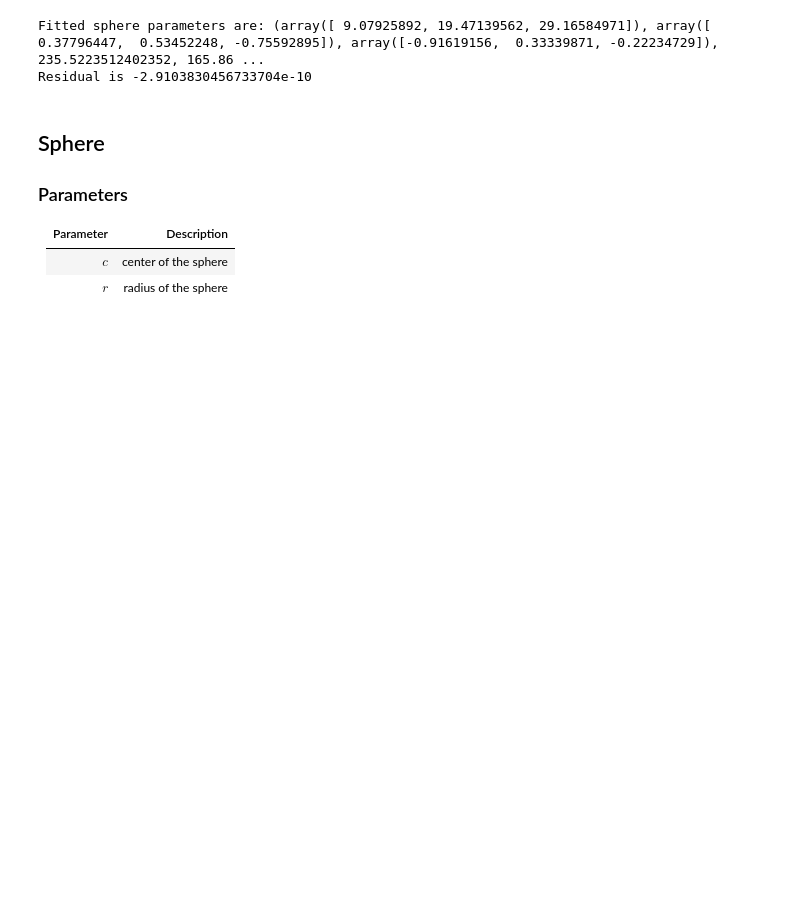
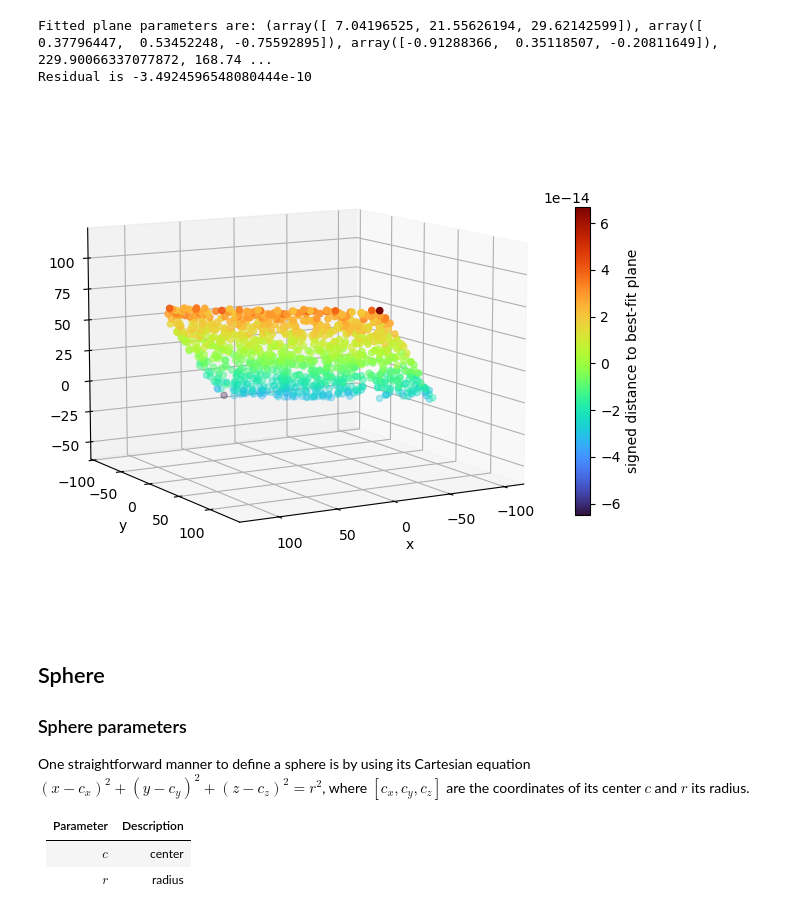
Before and after one commit to jlgregorio/tutorials-pointcloud-python, a Jupyter notebook: 5.primitive_fitting.ipynb, the cells around one changed output. Saved outputs shown, nothing was run; the diff lists cells and outputs as text; code cells hidden in the pictures; blank space fills up the shorter version.

```diff
--- a/5.primitive_fitting.ipynb
+++ b/5.primitive_fitting.ipynb
@@ -121,46 +174,66 @@ def fit_plane(points):
 
     # Center pointcloud
     centroid = points.mean(axis=0)
     X = points - centroid
     # Covariance matrix
     cov = X.T @ X
-    # Eigen decomposition
+    # Eigen decomposition (eigenvalues in ascending order)
     w, v = np.linalg.eigh(cov)
     # Sum of squared residuals is equal to the smallest eingen value
     res = w[0]
     # Nomal vector
     normal = v[:, 0]
     # Tangent vector (length direction)
     tangent = v[:, 2]
     # Projection into eigen vectors basis (u=normal, v=width, w=length)
     Y = (v.T @ X.T).T
     # Length and width are the largest dimensions of the bounding box
     _, width, length = Y.ptp(axis=0)
     bbox_center = (Y.max(axis=0) + Y.min(axis=0))/2
     # Center of the plane is the center of the bounding plane (v, w directions)
     shift = np.array([0., bbox_center[1], bbox_center[2]])
     center = centroid + v @ shift
 
     return (center, normal, tangent, length, width), res
 
 
 # Try
 parameters, res = fit_plane(points_plane)
+best_fit_plane_center, best_fit_plane_normal, best_fit_plane_tangent, best_fit_plane_length, best_fit_plane_width = parameters
 
-print("Fitted sphere parameters are:", parameters)
+print("Fitted plane parameters are:", parameters)
 print("Residual is", res)
+
+# Show distance to best-fit
+dists_best_fit_plane = dist_to_plane(points_plane, best_fit_plane_center, best_fit_plane_normal, best_fit_plane_tangent, best_fit_plane_length, best_fit_plane_width)
+
+fig = plt.figure(figsize=(8, 8))
+ax = fig.add_subplot(111, projection="3d")
+p = ax.scatter(points_plane[:, 0], points_plane[:, 1], points_plane[:, 2],
+          c=dists_best_fit_plane, cmap="turbo")
+ax.set_xlabel('x')
+ax.set_ylabel('y')
+ax.set_zlabel('z')
+ax.view_init(10, 60)
+cbar = fig.colorbar(p, shrink=0.5)
+cbar.set_label('signed distance to best-fit plane')
+plt.axis("equal")
+plt.show()
 # %% [output]
-Fitted sphere parameters are: (array([ 9.07925892, 19.47139562, 29.16584971]), array([ 0.37796447,  0.53452248, -0.75592895]), array([-0.91619156,  0.33339871, -0.22234729]), 235.5223512402352, 165.86 ...
-Residual is -2.9103830456733704e-10
+Fitted plane parameters are: (array([ 7.04196525, 21.55626194, 29.62142599]), array([ 0.37796447,  0.53452248, -0.75592895]), array([-0.91288366,  0.35118507, -0.20811649]), 229.90066337077872, 168.74 ...
+Residual is -3.4924596548080444e-10
+[figure, added]
 # %% [markdown]
 ## Sphere
 
-### Parameters
+### Sphere parameters
+
+One straightforward manner to define a sphere is by using its Cartesian equation $(x - c_x)^2 + (y - c_y)^2 + (z - c_z)^2 = r^2$, where $[c_x, c_y, c_z]$ are the coordinates of its center $c$ and $r$ its radius.
 
 | Parameter | Description |
 |:----------|:------------|
-| $c$       | center of the sphere |
-| $r$       | radius of the sphere |
+| $c$       | center |
+| $r$       | radius |
 # %%
 def generate_sphere(center, radius, n=1000):
 
```
Also changed, not shown: parts of 28 cells of this notebook, 2 other files.
